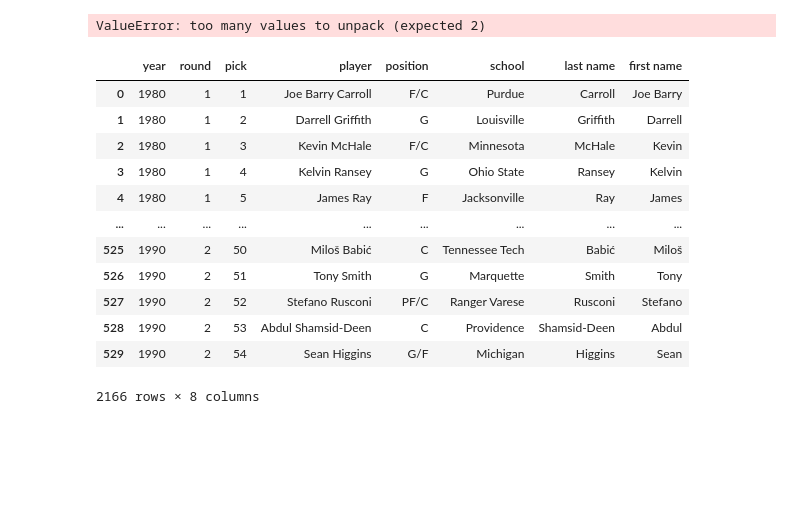
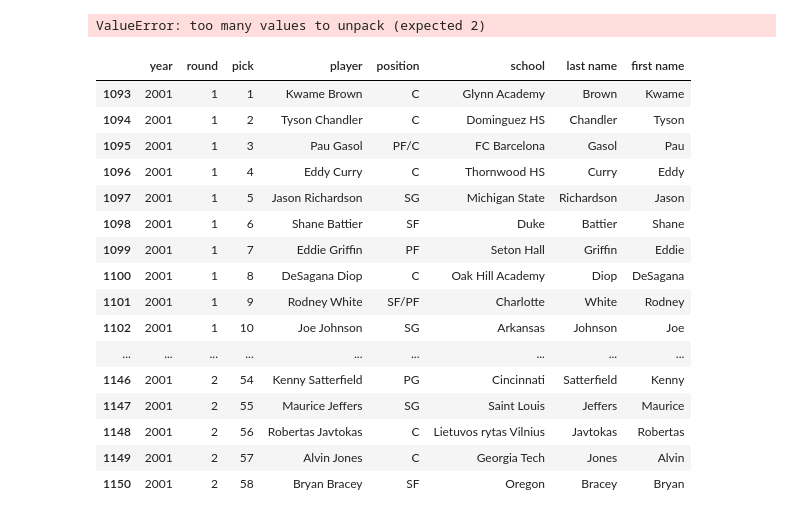
Before and after one commit to NotkerNotker/ETL-Pros, a Jupyter notebook: Draft_Data.ipynb, the cells around one changed output. Drawn from its saved outputs; the diff is of its cells as text; code cells hidden in the pictures; blank space fills up the shorter version.

```diff
--- a/Draft_Data.ipynb
+++ b/Draft_Data.ipynb
@@ -129,19 +129,23 @@ Data
 # %% [output]
 ValueError: too many values to unpack (expected 2)
 # %%
-Data["player"] = Data["first name"] + " " + Data["last name"]
-Data
+# Data["player"] = Data["first name"] + " " + Data["last name"]
+Data.loc[Data['year'] == 2001]
 # %% [output]
 |  | year | round | pick | player | position | school | last name | first name |
-| 0 | 1980 | 1 | 1 | Joe Barry Carroll | F/C | Purdue | Carroll | Joe Barry |
-| 1 | 1980 | 1 | 2 | Darrell Griffith | G | Louisville | Griffith | Darrell |
-| 2 | 1980 | 1 | 3 | Kevin McHale | F/C | Minnesota | McHale | Kevin |
-| 3 | 1980 | 1 | 4 | Kelvin Ransey | G | Ohio State | Ransey | Kelvin |
-| 4 | 1980 | 1 | 5 | James Ray | F | Jacksonville | Ray | James |
+| 1093 | 2001 | 1 | 1 | Kwame Brown | C | Glynn Academy | Brown | Kwame |
+| 1094 | 2001 | 1 | 2 | Tyson Chandler | C | Dominguez HS | Chandler | Tyson |
+| 1095 | 2001 | 1 | 3 | Pau Gasol | PF/C | FC Barcelona | Gasol | Pau |
+| 1096 | 2001 | 1 | 4 | Eddy Curry | C | Thornwood HS | Curry | Eddy |
+| 1097 | 2001 | 1 | 5 | Jason Richardson | SG | Michigan State | Richardson | Jason |
+| 1098 | 2001 | 1 | 6 | Shane Battier | SF | Duke | Battier | Shane |
+| 1099 | 2001 | 1 | 7 | Eddie Griffin | PF | Seton Hall | Griffin | Eddie |
+| 1100 | 2001 | 1 | 8 | DeSagana Diop | C | Oak Hill Academy | Diop | DeSagana |
+| 1101 | 2001 | 1 | 9 | Rodney White | SF/PF | Charlotte | White | Rodney |
+| 1102 | 2001 | 1 | 10 | Joe Johnson | SG | Arkansas | Johnson | Joe |
 | ... | ... | ... | ... | ... | ... | ... | ... | ... |
-| 525 | 1990 | 2 | 50 | Miloš Babić | C | Tennessee Tech | Babić | Miloš |
-| 526 | 1990 | 2 | 51 | Tony Smith | G | Marquette | Smith | Tony |
-| 527 | 1990 | 2 | 52 | Stefano Rusconi | PF/C | Ranger Varese | Rusconi | Stefano |
-| 528 | 1990 | 2 | 53 | Abdul Shamsid-Deen | C | Providence | Shamsid-Deen | Abdul |
-| 529 | 1990 | 2 | 54 | Sean Higgins | G/F | Michigan | Higgins | Sean |
+| 1146 | 2001 | 2 | 54 | Kenny Satterfield | PG | Cincinnati | Satterfield | Kenny |
+| 1147 | 2001 | 2 | 55 | Maurice Jeffers | SG | Saint Louis | Jeffers | Maurice |
+| 1148 | 2001 | 2 | 56 | Robertas Javtokas | C | Lietuvos rytas Vilnius | Javtokas | Robertas |
+| 1149 | 2001 | 2 | 57 | Alvin Jones | C | Georgia Tech | Jones | Alvin |
+| 1150 | 2001 | 2 | 58 | Bryan Bracey | SF | Oregon | Bracey | Bryan |
-2166 rows × 8 columns
```
Also changed, not shown: parts of 7 cells of this notebook, 2 other files.
